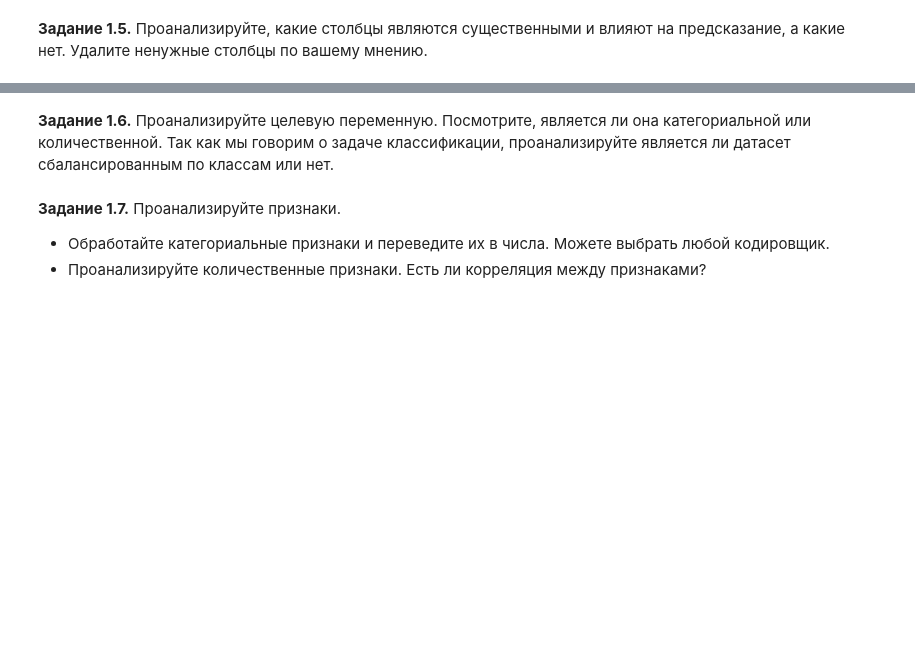
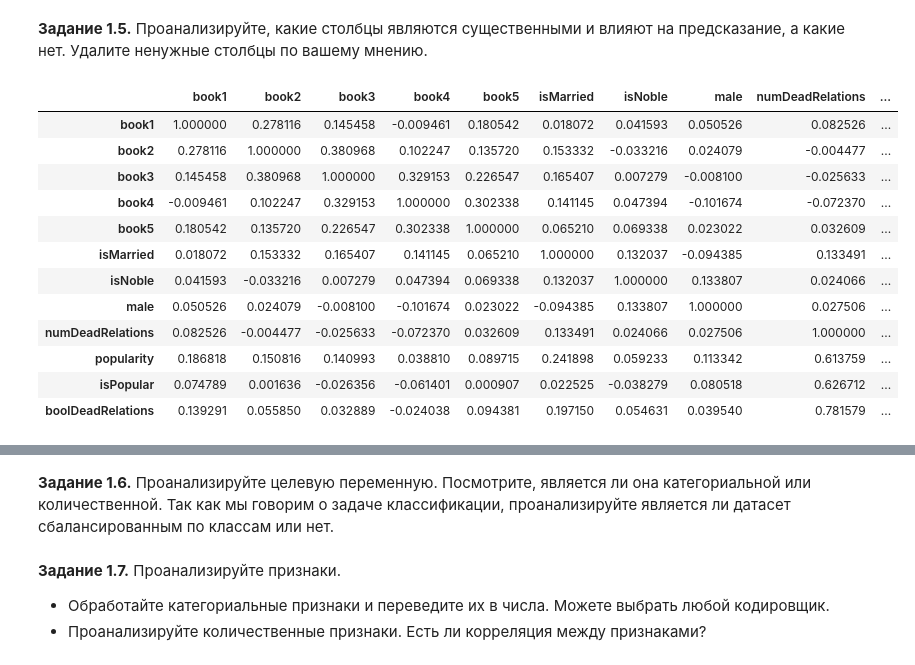
Before and after one commit to relicks/dls-2024-1, a Jupyter notebook: notebooks/hws/4_2_game_of_thrones_prediction.ipynb, the cells around one changed output, grey strips where cells are left out. Cells and saved outputs as stored; diff of their text form; code cells hidden in the pictures; blank space fills up the shorter version.

```diff
--- a/notebooks/hws/4_2_game_of_thrones_prediction.ipynb
+++ b/notebooks/hws/4_2_game_of_thrones_prediction.ipynb
@@ -144,0 +226,16 @@ data.drop(columns=[...], inplace = True)
+# %%
+dataset.drop(["house", "isAlive"], axis=1).corr()
+# %% [output]
+|  | book1 | book2 | book3 | book4 | book5 | isMarried | isNoble | male | numDeadRelations | ... |
+| book1 | 1.000000 | 0.278116 | 0.145458 | -0.009461 | 0.180542 | 0.018072 | 0.041593 | 0.050526 | 0.082526 | ... |
+| book2 | 0.278116 | 1.000000 | 0.380968 | 0.102247 | 0.135720 | 0.153332 | -0.033216 | 0.024079 | -0.004477 | ... |
+| book3 | 0.145458 | 0.380968 | 1.000000 | 0.329153 | 0.226547 | 0.165407 | 0.007279 | -0.008100 | -0.025633 | ... |
+| book4 | -0.009461 | 0.102247 | 0.329153 | 1.000000 | 0.302338 | 0.141145 | 0.047394 | -0.101674 | -0.072370 | ... |
+| book5 | 0.180542 | 0.135720 | 0.226547 | 0.302338 | 1.000000 | 0.065210 | 0.069338 | 0.023022 | 0.032609 | ... |
+| isMarried | 0.018072 | 0.153332 | 0.165407 | 0.141145 | 0.065210 | 1.000000 | 0.132037 | -0.094385 | 0.133491 | ... |
+| isNoble | 0.041593 | -0.033216 | 0.007279 | 0.047394 | 0.069338 | 0.132037 | 1.000000 | 0.133807 | 0.024066 | ... |
+| male | 0.050526 | 0.024079 | -0.008100 | -0.101674 | 0.023022 | -0.094385 | 0.133807 | 1.000000 | 0.027506 | ... |
+| numDeadRelations | 0.082526 | -0.004477 | -0.025633 | -0.072370 | 0.032609 | 0.133491 | 0.024066 | 0.027506 | 1.000000 | ... |
+| popularity | 0.186818 | 0.150816 | 0.140993 | 0.038810 | 0.089715 | 0.241898 | 0.059233 | 0.113342 | 0.613759 | ... |
+| isPopular | 0.074789 | 0.001636 | -0.026356 | -0.061401 | 0.000907 | 0.022525 | -0.038279 | 0.080518 | 0.626712 | ... |
+| boolDeadRelations | 0.139291 | 0.055850 | 0.032889 | -0.024038 | 0.094381 | 0.197150 | 0.054631 | 0.039540 | 0.781579 | ... |
```
Also changed, not shown: parts of 29 cells of this notebook, 5 other files.
